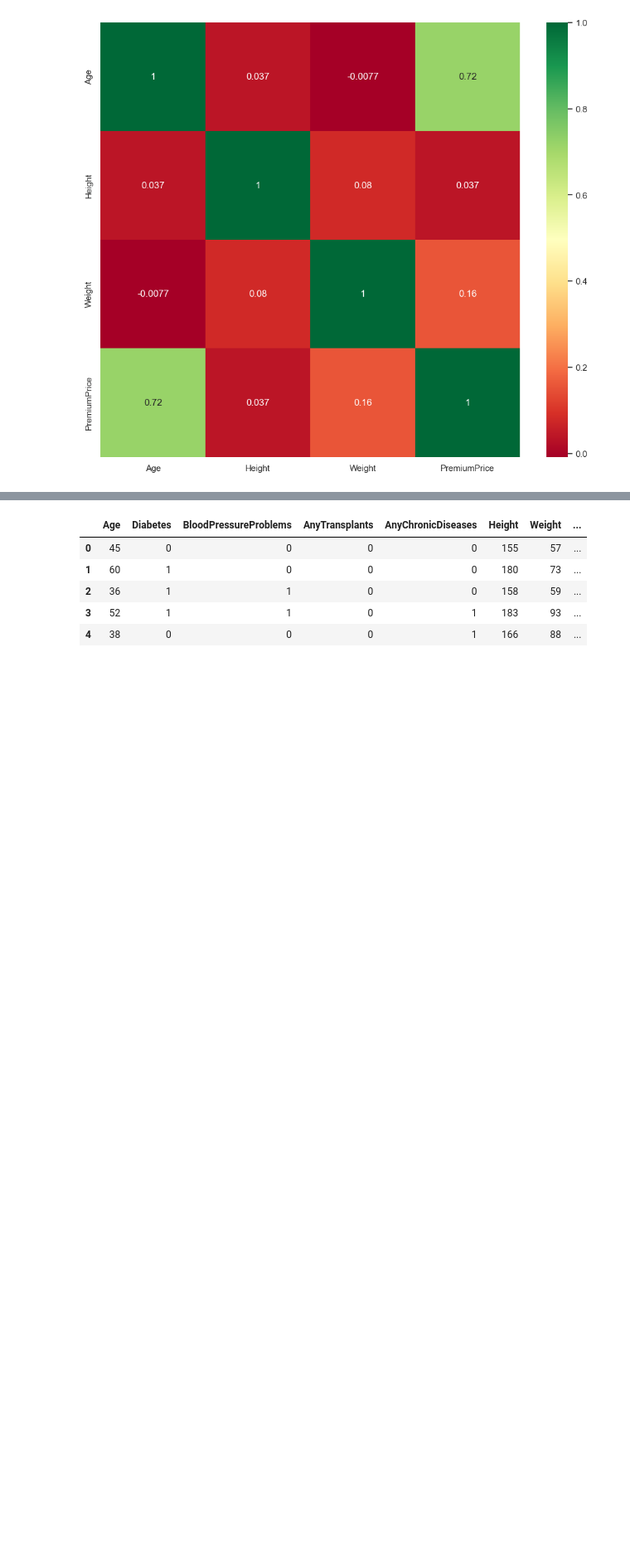
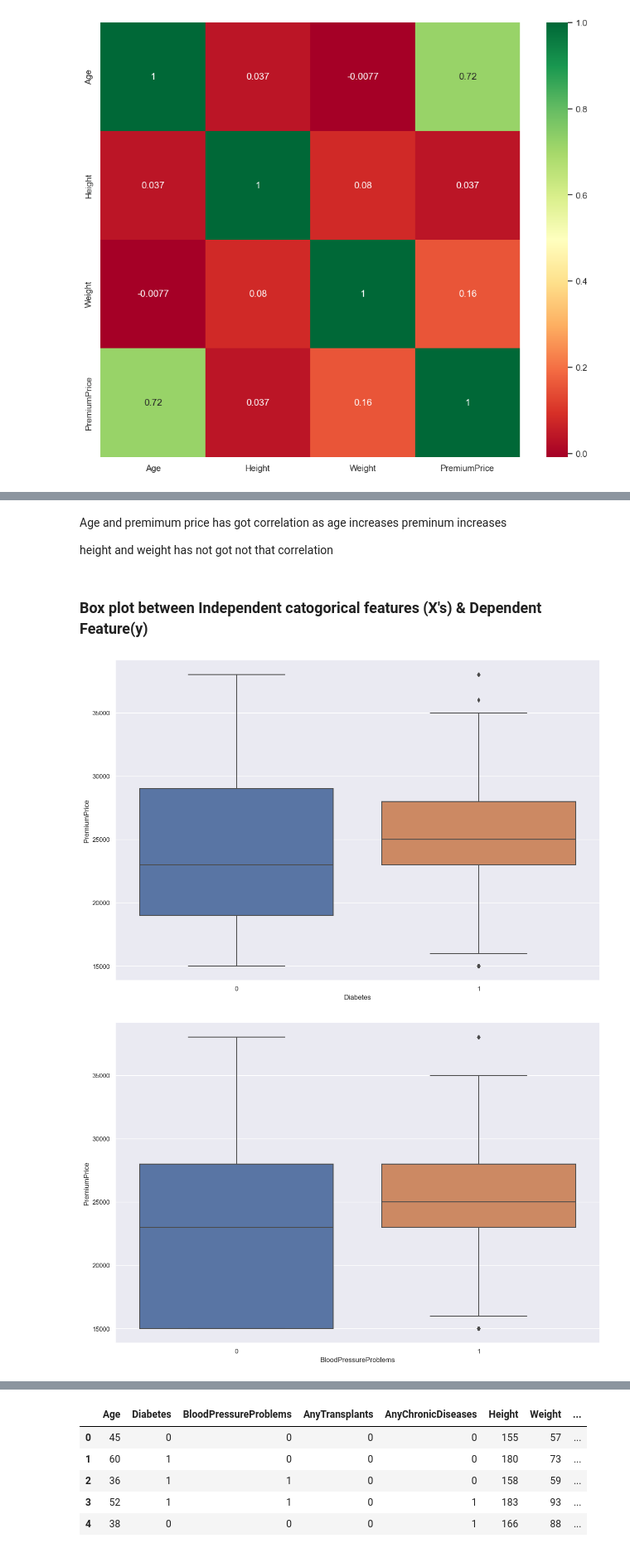
Before and after one commit to Akashjosekannai/Insurance-Premium-Prediction, a Jupyter notebook: UntitledMedical Insurance Premium Prediction.ipynb, the cells around one changed output, grey strips where cells are left out. Shown at 83% size. Drawn from its saved outputs; the diff is of its cells as text; code cells hidden in the pictures; blank space fills up the shorter version.

```diff
--- a/UntitledMedical Insurance Premium Prediction.ipynb
+++ b/UntitledMedical Insurance Premium Prediction.ipynb
@@ -352,0 +365,16 @@ sns.pairplot(df_iqr);
+# %% [markdown]
+Age and premimum price has got correlation as age increases preminum increases
+
+height and weight has not got not that correlation
+# %% [markdown]
+### Box plot between Independent catogorical features (X's) & Dependent Feature(y)
+# %%
+for i in df_iqr[['Diabetes', 'BloodPressureProblems', 'AnyTransplants',
+       'AnyChronicDiseases','KnownAllergies',
+       'HistoryOfCancerInFamily','NumberOfMajorSurgeries']].columns:
+    plt.figure(figsize=(15,10))
+    ax=sns.boxplot(x=df_iqr[i],y=df_iqr.PremiumPrice,data=df_iqr)
+    plt.show()
+# %% [output]
+[figure, added]
+[figure, added]
```
Also changed, not shown: parts of 14 cells of this notebook.
